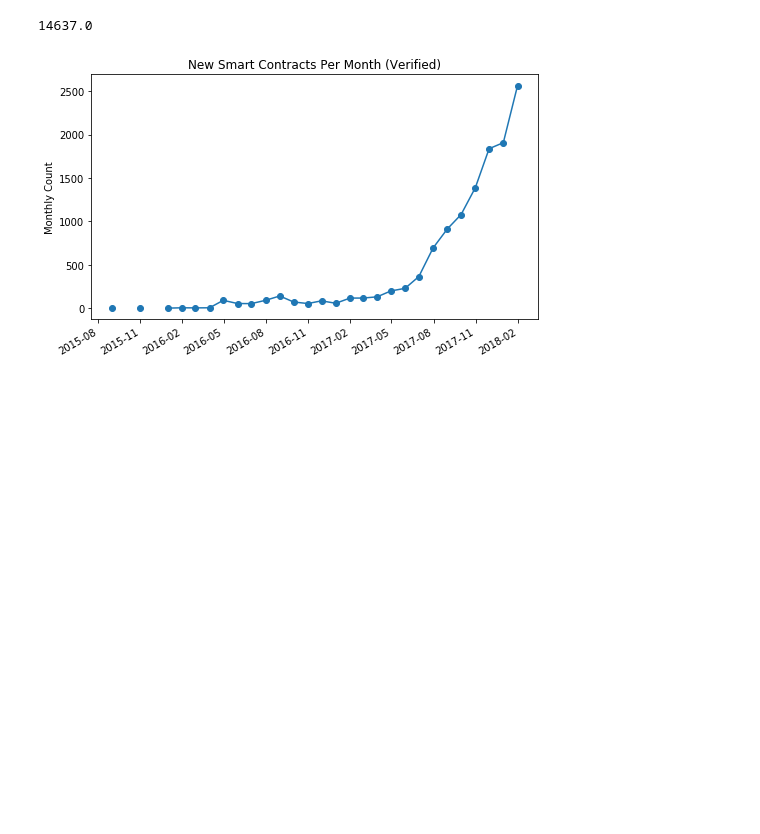
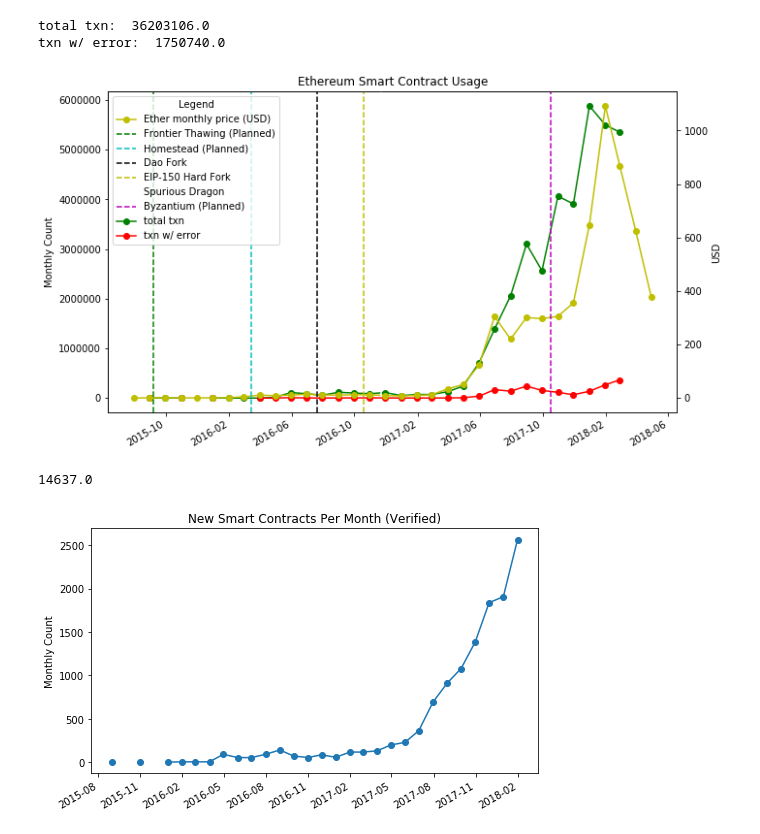
Before and after one commit to fengyunyi/MiningDataRepo, a Jupyter notebook: plotting.ipynb, the cells around one changed output. Cells and saved outputs as stored; diff of their text form; code cells hidden in the pictures; blank space fills up the shorter version.

Commit message:
add price line

```diff
--- a/plotting.ipynb
+++ b/plotting.ipynb
@@ -68,0 +101,2 @@ txn w/ error:  1750740.0
+# %%
+price = pd.read_csv('./export-EtherPrice.csv')
@@ -69,3 +112,9 @@ txn w/ error:  1750740.0
+# %%
+plot_timeSeries_Data_with_2yscales(res_txns, res_isError, price, title='Ethereum Smart Contract Usage')
+# %% [output]
+total txn:  36203106.0
+txn w/ error:  1750740.0
+[figure, added]
 # %%
 def plot_single_data(res_dict, title):
     df = pd.DataFrame(sorted(res_dict))
```
Also changed, not shown: parts of 6 cells of this notebook.
